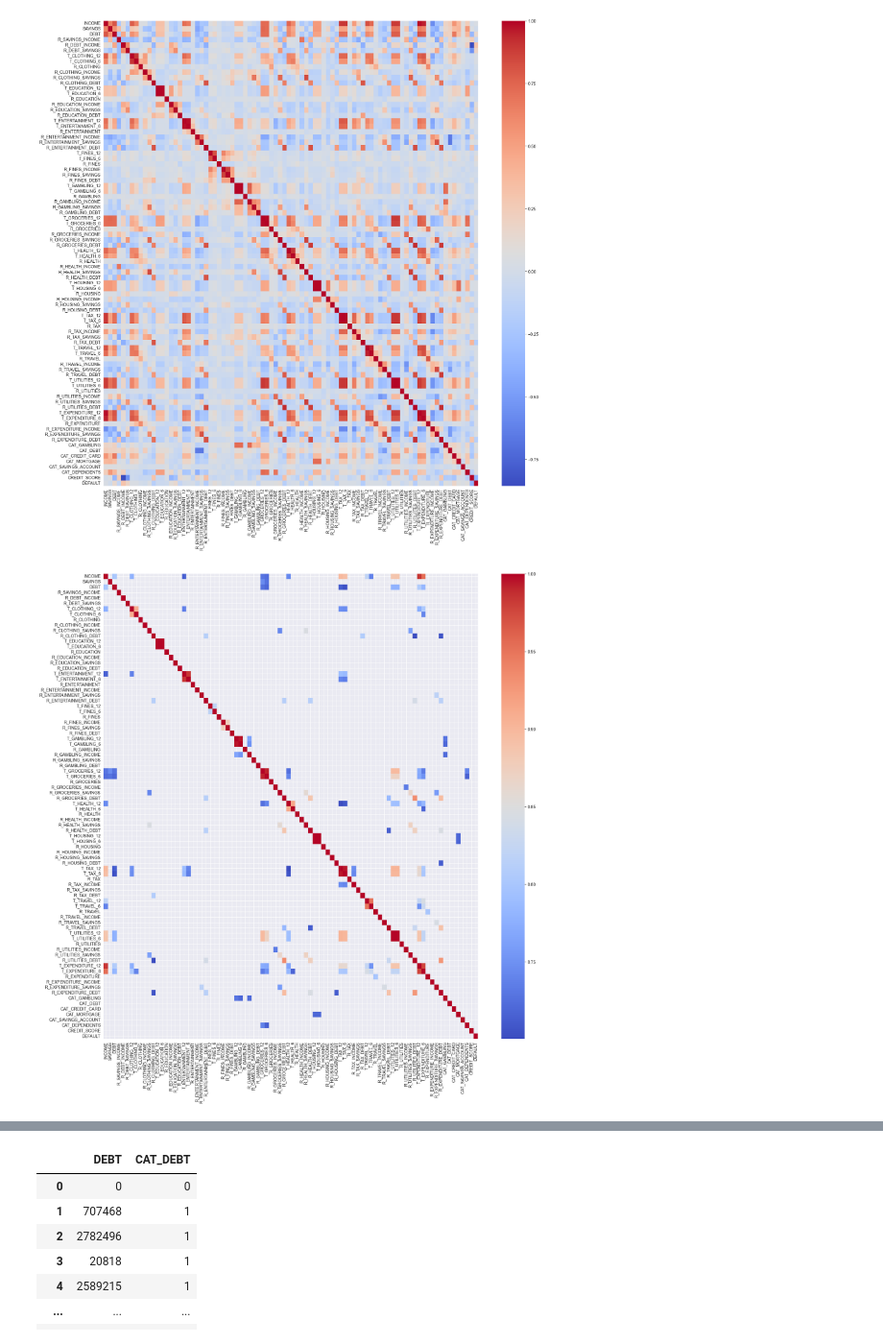
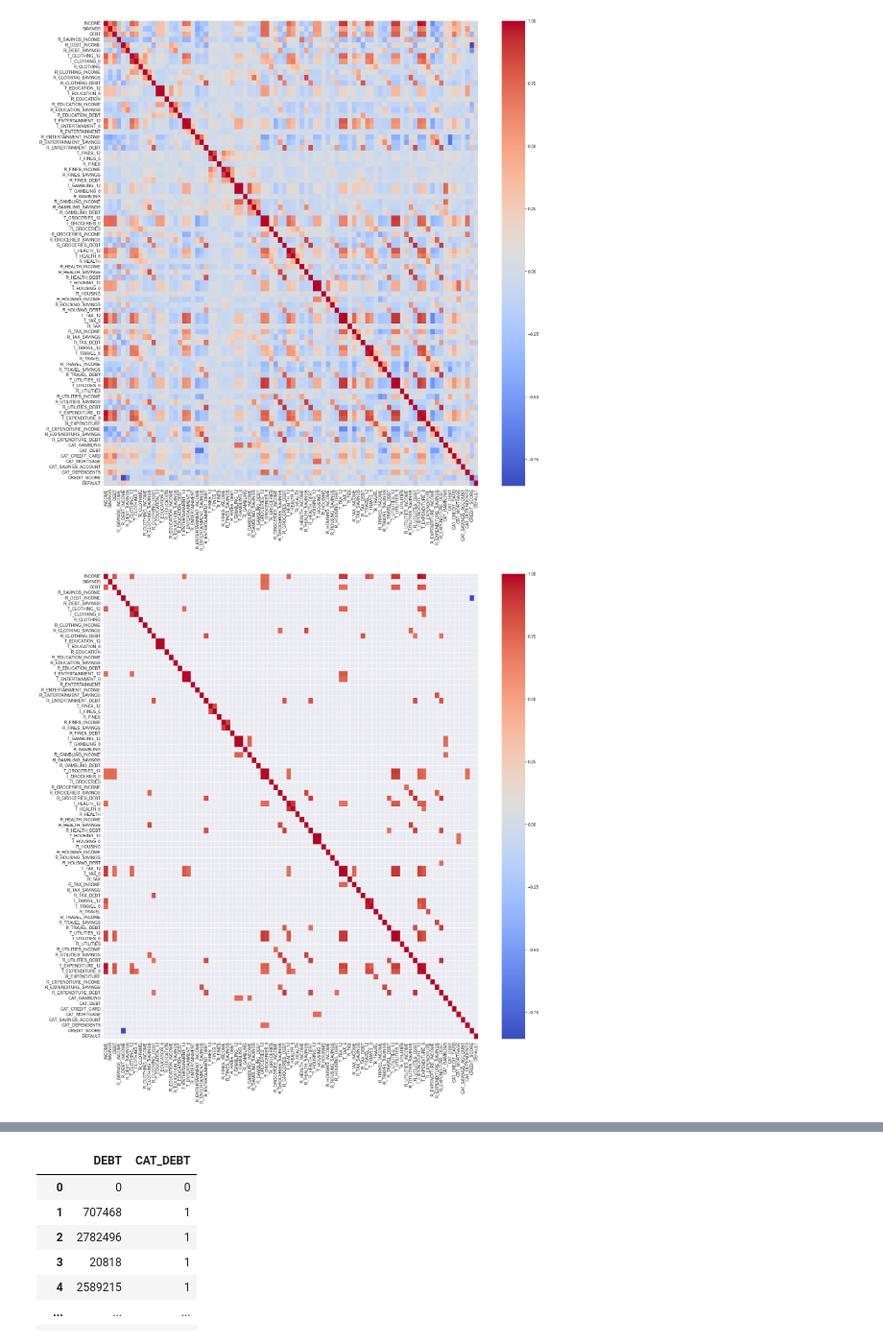
Before and after one commit to fantasy2fry/credit-score-classification-ml, a Jupyter notebook: EDA/final/final.ipynb, the cells around one changed output, grey strips where cells are left out. Shown at 96% size. Saved outputs shown, nothing was run; the diff lists cells and outputs as text; code cells hidden in the pictures.

```diff
--- a/EDA/final/final.ipynb
+++ b/EDA/final/final.ipynb
@@ -258,13 +258,13 @@ plt.show()
 # %% [output]
 [figure]
 # %%
-high_correlation_matrix= corr[corr>0.7]
+high_correlation_matrix= corr[abs(corr)>0.7]
 #plot
 plt.figure(figsize=(20, 20))
 sns.heatmap(high_correlation_matrix, annot=False, cmap='coolwarm', fmt=".2f")
 plt.show()
 # %% [output]
-[figure, old version]
+[figure, new version]
 # %% [markdown]
 ### BIG Canditates for removal - high correlation with other variables
 - T_TAX_6
```
Also changed, not shown: parts of 1 cell of this notebook.
